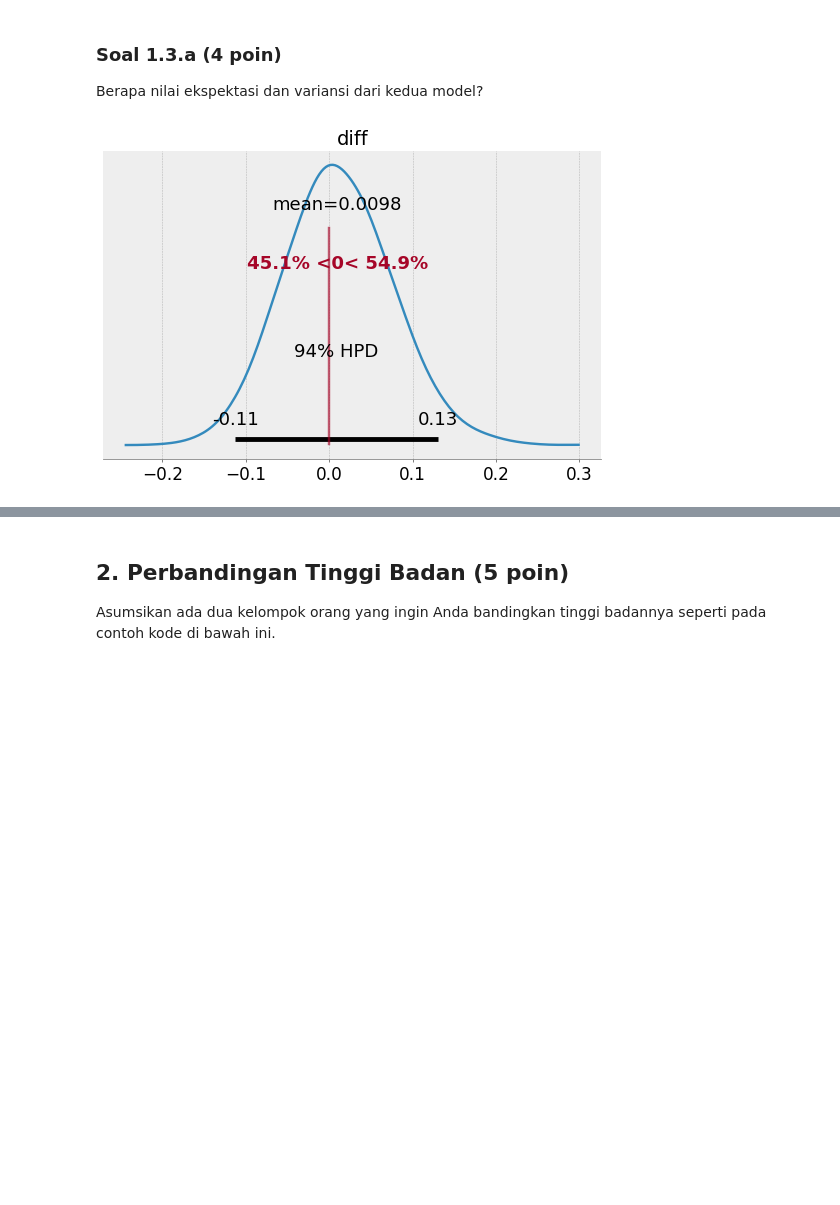
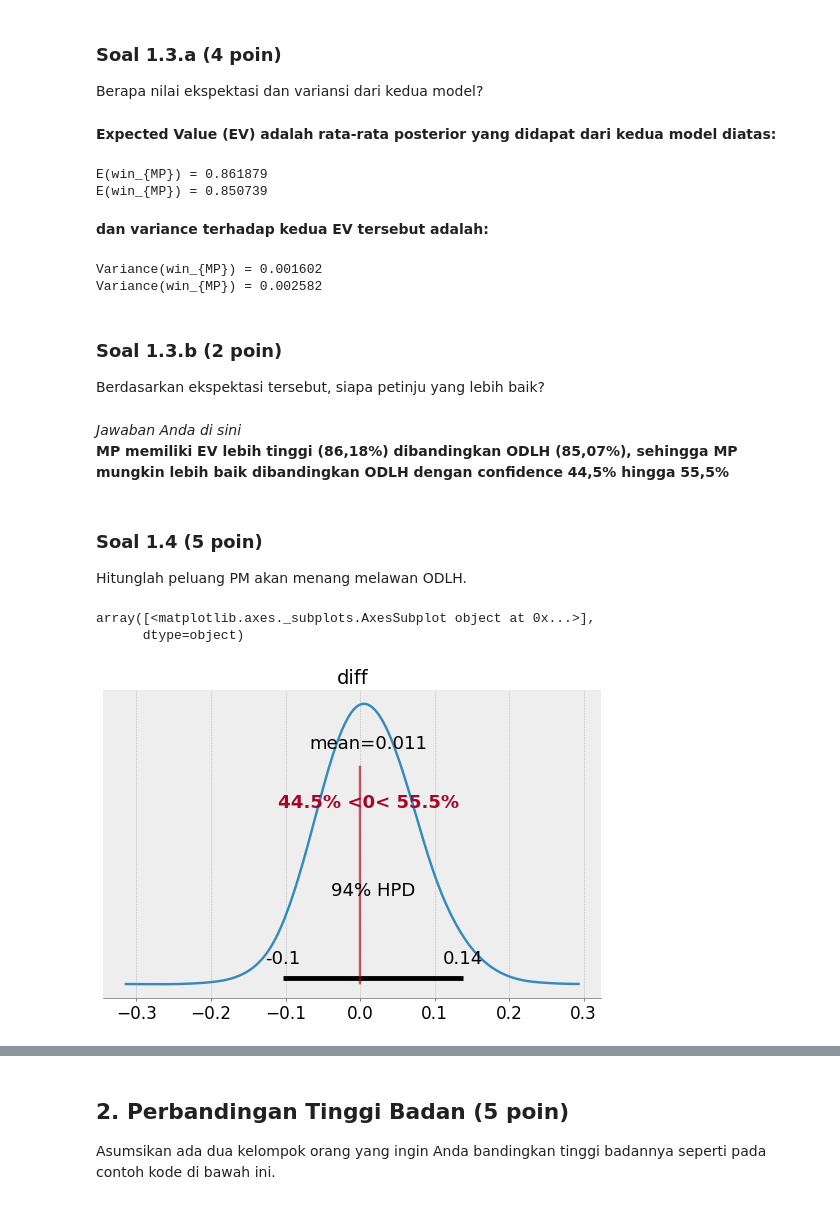
Before and after one commit to satrio-hw/probabilistic-programming, a Jupyter notebook: tugas4_0102517023.ipynb, the cells around one changed output, grey strips where cells are left out. Cells and saved outputs as stored; diff of their text form; code cells hidden in the pictures; blank space fills up the shorter version.

```diff
--- a/tugas4_0102517023.ipynb
+++ b/tugas4_0102517023.ipynb
@@ -72,14 +74,14 @@ Jika Anda memodelkan kemampuan (skill) MP dan ODLH sebagai distribusi beta, bera
 # %%
 with pm.Model() as skill:
-    p_MP = pm.Beta('win_rate_MP', alpha=1, beta=1)
+    p_MP = pm.Beta('win_rate_MP', alpha=1, beta=1) #beta as prior MP
     win_MP = pm.Binomial('win_MP', n=70, p=p_MP, observed=61)
 
-    p_ODLH = pm.Beta('win_rate_ODLH', alpha=1, beta=1)
+    p_ODLH = pm.Beta('win_rate_ODLH', alpha=1, beta=1) #beta as prior ODLH
     win_ODLH = pm.Binomial('win_ODLH', n=45, p=p_ODLH, observed=39)
 
     diff = pm.Deterministic('diff', p_MP - p_ODLH)
 
-    traceall = pm.sample(10000)
+    traceall = pm.sample(5000, tune=2500)
 # %% [output]
 Auto-assigning NUTS sampler...
 Initializing NUTS using jitter+adapt_diag...
@@ -105,12 +113,39 @@ ax[1].set_title('$p_{ODLH}$');
 ### Soal 1.3.a (4 poin)
 
 Berapa nilai ekspektasi dan variansi dari kedua model?
+# %% [markdown]
+**Expected Value (EV) adalah rata-rata posterior yang didapat dari kedua model diatas:**
+# %%
+print('E(win_{MP}) = %f' % ((traceall['win_rate_MP']).mean()))
+print('E(win_{MP}) = %f' % ((traceall['win_rate_ODLH']).mean()))
+# %% [output]
+E(win_{MP}) = 0.861879
+E(win_{MP}) = 0.850739
+# %% [markdown]
+**dan variance terhadap kedua EV tersebut adalah:**
+# %%
+print('Variance(win_{MP}) = %f' % ((traceall['win_rate_MP']).var()))
+print('Variance(win_{MP}) = %f' % ((traceall['win_rate_ODLH']).var()))
+# %% [output]
+Variance(win_{MP}) = 0.001602
+Variance(win_{MP}) = 0.002582
+# %% [markdown]
+### Soal 1.3.b (2 poin)
+
+Berdasarkan ekspektasi tersebut, siapa petinju yang lebih baik?
+# %% [markdown]
+*Jawaban Anda di sini*
+<br>**MP memiliki EV lebih tinggi (86,18%) dibandingkan ODLH (85,07%), sehingga MP mungkin lebih baik dibandingkan ODLH dengan confidence 44,5% hingga 55,5%**
+# %% [markdown]
+### Soal 1.4 (5 poin)
+
+Hitunglah peluang PM akan menang melawan ODLH.
 # %%
 pm.plot_posterior(traceall, varnames=['diff'], ref_val=0, figsize=(7,5))
-ax[0].set_title('$p_{MP}$')
-ax[1].set_title('$p_{ODLH}$');
 # %% [output]
+array([<matplotlib.axes._subplots.AxesSubplot object at 0x...>],
+      dtype=object)
-[figure, old version]
+[figure, new version]
 # %%
 (pm.trace_to_dataframe(traceall)).describe()
 # %% [output]
```
Also changed, not shown: parts of 11 cells of this notebook.
